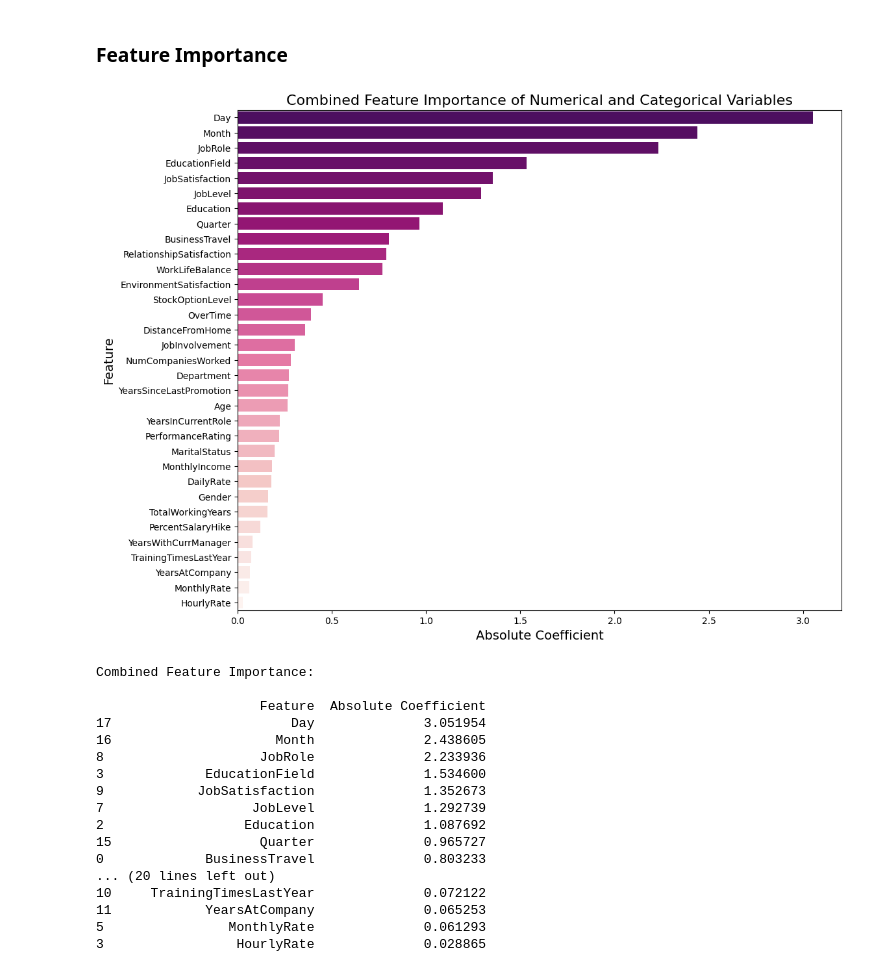
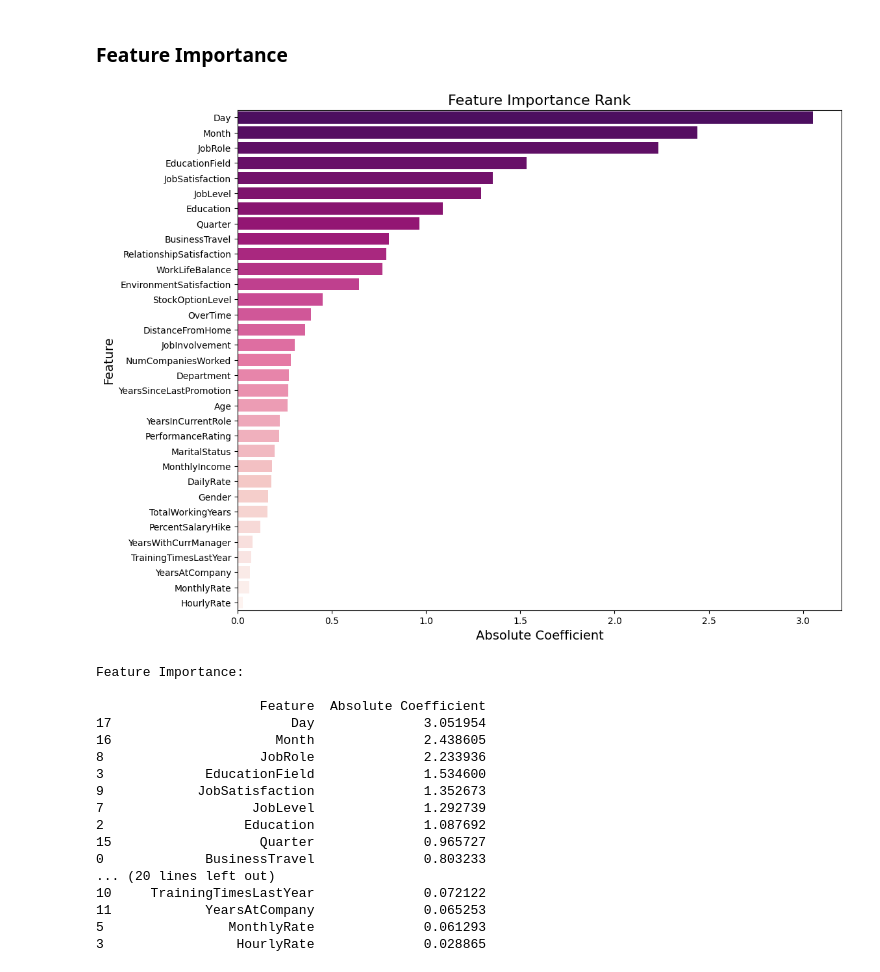
Before and after one commit to Kaitlynnnnn/HR-Analytics, a Jupyter notebook: Work Sample - People Analytics.ipynb, the cells around one changed output. Drawn from its saved outputs; the diff is of its cells as text; code cells hidden in the pictures.

```diff
--- a/Work Sample - People Analytics.ipynb
+++ b/Work Sample - People Analytics.ipynb
@@ -676,37 +676,37 @@ for i, feature in enumerate(cat_features):
 original_cat_df = pd.DataFrame(list(original_cat_importance.items()), columns=['Feature', 'Absolute Coefficient'])
 
 # Combine numerical and aggregated categorical importance
 num_importance_df = importance_df[importance_df['Feature'].isin(num_features)]
 combined_importance_df = pd.concat([
     num_importance_df[['Feature', 'Absolute Coefficient']],  # Numerical features
     original_cat_df                                           # Aggregated categorical features
 ])
 
 # Sort by absolute coefficient
 combined_importance_df = combined_importance_df.sort_values(by='Absolute Coefficient', ascending=False)
 
 # Create a reversed "RdPu" color palette
 palette = sns.color_palette("RdPu", n_colors=len(combined_importance_df))
 reversed_palette = list(reversed(palette))
 
 # Plot the combined feature importance
 plt.figure(figsize=(12, 10))
 sns.barplot(x='Absolute Coefficient', y='Feature', data=combined_importance_df, palette=reversed_palette)
 
 # Add labels and title
-plt.title('Combined Feature Importance of Numerical and Categorical Variables', fontsize=16)
+plt.title('Feature Importance Rank', fontsize=16)
 plt.xlabel('Absolute Coefficient', fontsize=14)
 plt.ylabel('Feature', fontsize=14)
 
 # Show the plot
 plt.show()
 
 # Display the combined feature importance
-print("\nCombined Feature Importance:\n")
+print("\nFeature Importance:\n")
 print(combined_importance_df)
 # %% [output]
-[figure, old version]
+[figure, new version]
-Combined Feature Importance:
+Feature Importance:
 
                      Feature  Absolute Coefficient
 17                       Day              3.051954
```
